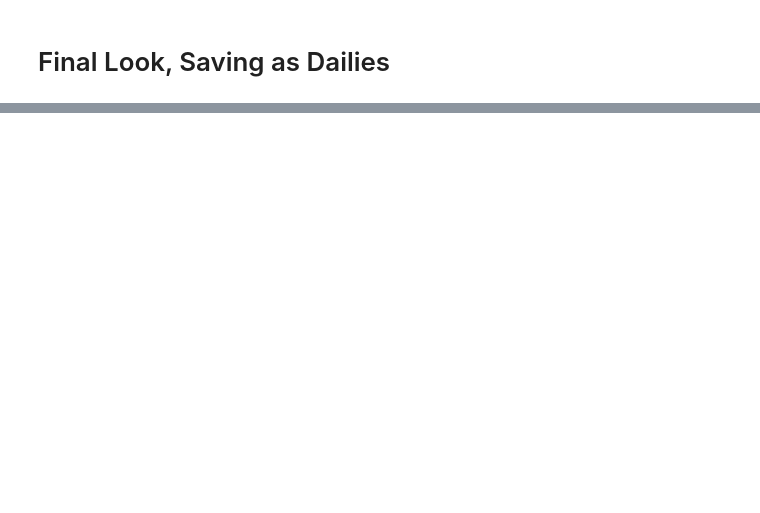
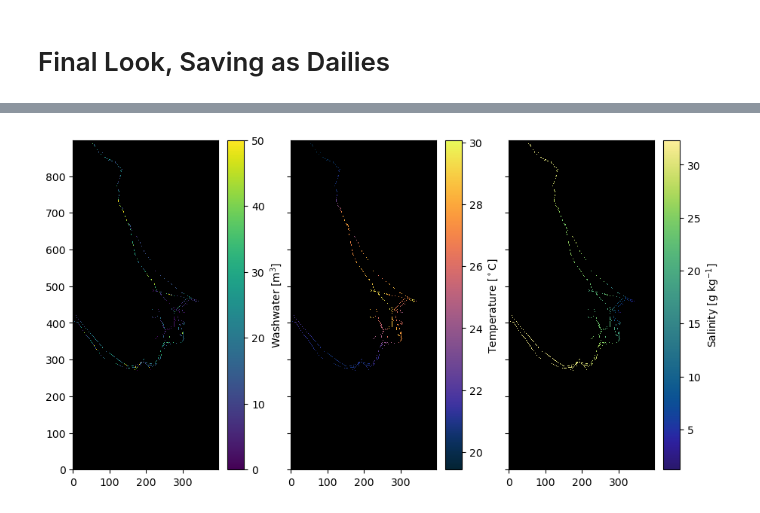
Before and after one commit to SalishSeaCast/analysis-cassidy, a Jupyter notebook: notebooks/dfo-cd/scrubber_data_add_saltemp.ipynb, the cells around one changed output, grey strips where cells are left out. Cells and saved outputs as stored; diff of their text form; code cells hidden in the pictures; blank space fills up the shorter version.

```diff
--- a/notebooks/dfo-cd/scrubber_data_add_saltemp.ipynb
+++ b/notebooks/dfo-cd/scrubber_data_add_saltemp.ipynb
@@ -264,0 +346,3 @@ TypeError: Invalid shape (1, 365, 898, 398) for image data
+# %%
+test_day = xr.open_dataset('/ocean/cdonaldson/scrubbers/daily_obs/tempsalcalc/scrubber_obs_tempsalcalc_20190615.nc')
+test_day
@@ -264,0 +382,24 @@ TypeError: Invalid shape (1, 365, 898, 398) for image data
+# %%
+cmap0 = mpl.colormaps['viridis']
+cmap0.set_bad('black')
+
+cmap1 = cm.thermal
+cmap1.set_bad('black')
+
+cmap2 = cm.haline
+cmap2.set_bad('black')
+
+fig, ax = plt.subplots(1, 3, figsize=(9, 5), sharex=True, sharey=True)
+fig.tight_layout(pad=1.2)
+washwater = ax[0].pcolormesh(np.ma.masked_array(test_day.washwater.isel(depth=0), mask=(1-tmask[0])), vmax=50, cmap=cmap0)
+temp_out = ax[1].pcolormesh(np.ma.masked_array(test_day.temp_out.isel(depth=0), mask=(1-tmask[0])), cmap=cmap1)
+sal_out = ax[2].pcolormesh(np.ma.masked_array(test_day.sal_out.isel(depth=0), mask=(1-tmask[0])), cmap=cmap2)
+
+cb0 = fig.colorbar(washwater, ax=ax[0])
+cb0.set_label(r'Washwater [m$^3$]')
+cb1 = fig.colorbar(temp_out, ax=ax[1])
+cb1.set_label(r'Temperature [$^\circ$C]')
+cb2 = fig.colorbar(sal_out, ax=ax[2])
+cb2.set_label(r'Salinity [g kg$^{-1}$]')
+# %% [output]
+[figure, added]
```
Also changed, not shown: parts of 13 cells of this notebook.
